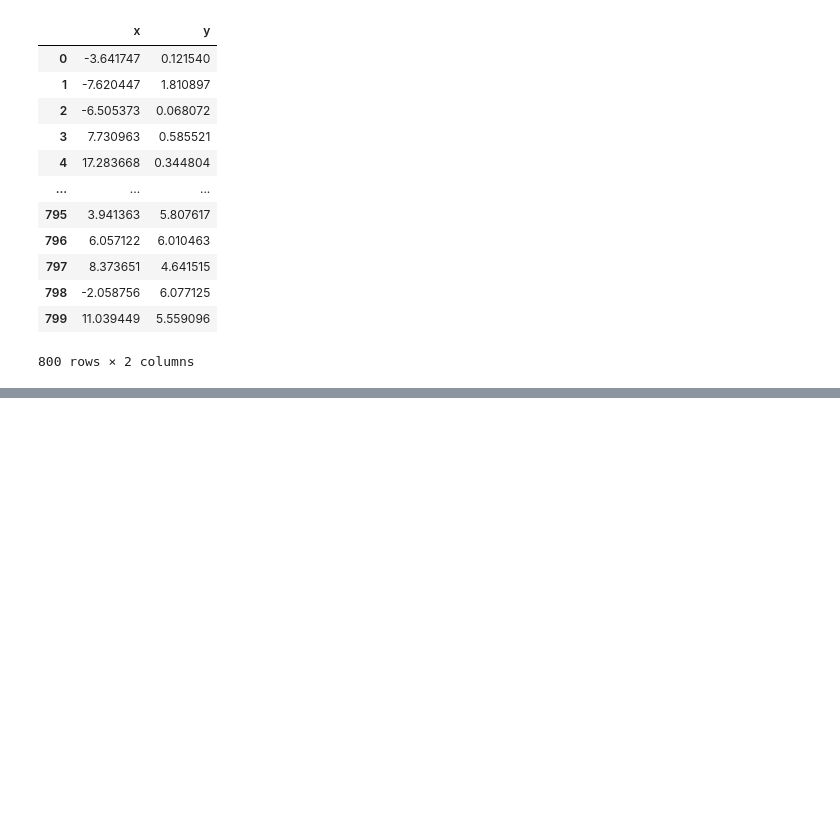
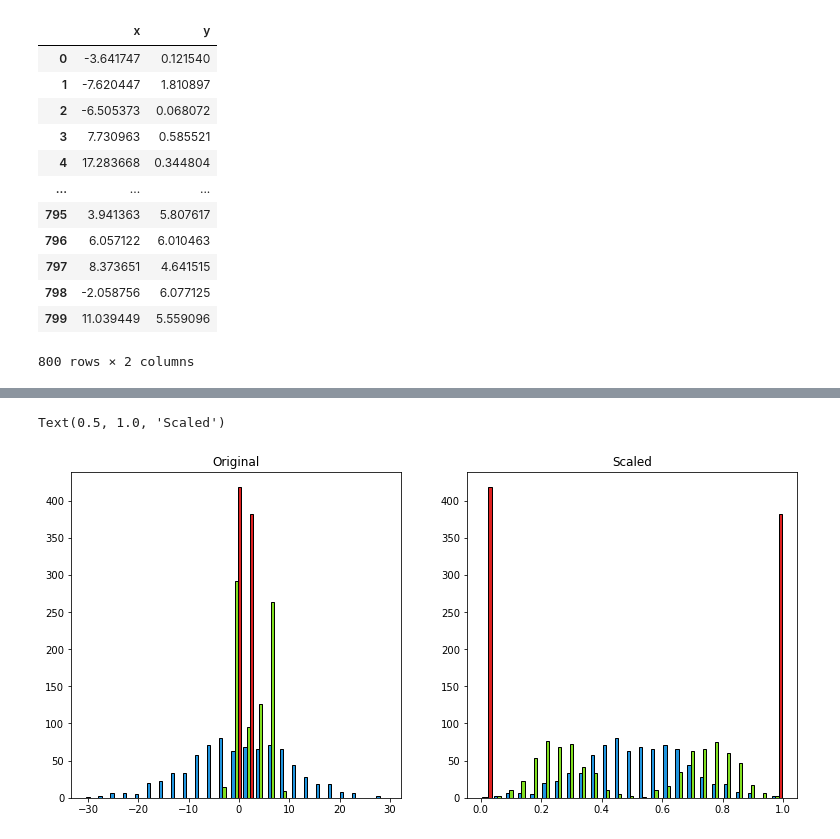
Before and after one commit to VelasquezAlejandro044/clustering-exercises, a Jupyter notebook: modeling.ipynb, the cells around one changed output, grey strips where cells are left out. Saved outputs shown, nothing was run; the diff lists cells and outputs as text; code cells hidden in the pictures; blank space fills up the shorter version.

```diff
--- a/modeling.ipynb
+++ b/modeling.ipynb
@@ -462,0 +515,18 @@ data.plot.scatter(x='x', y='y')
+# %%
+scaler = sklearn.preprocessing.MinMaxScaler()
+# Note that we only call .fit with the training data,
+# but we use .transform to apply the scaling to all the data splits.
+scaler.fit(data)
+
+data_scaled = scaler.transform(data)
+
+plt.figure(figsize=(13, 6))
+plt.subplot(121)
+plt.hist(data, bins=25, ec='black')
+plt.title('Original')
+plt.subplot(122)
+plt.hist(data_scaled, bins=25, ec='black')
+plt.title('Scaled')
+# %% [output]
+Text(0.5, 1.0, 'Scaled')
+[figure, added]
```
Also changed, not shown: parts of 19 cells of this notebook, 1 other file.
